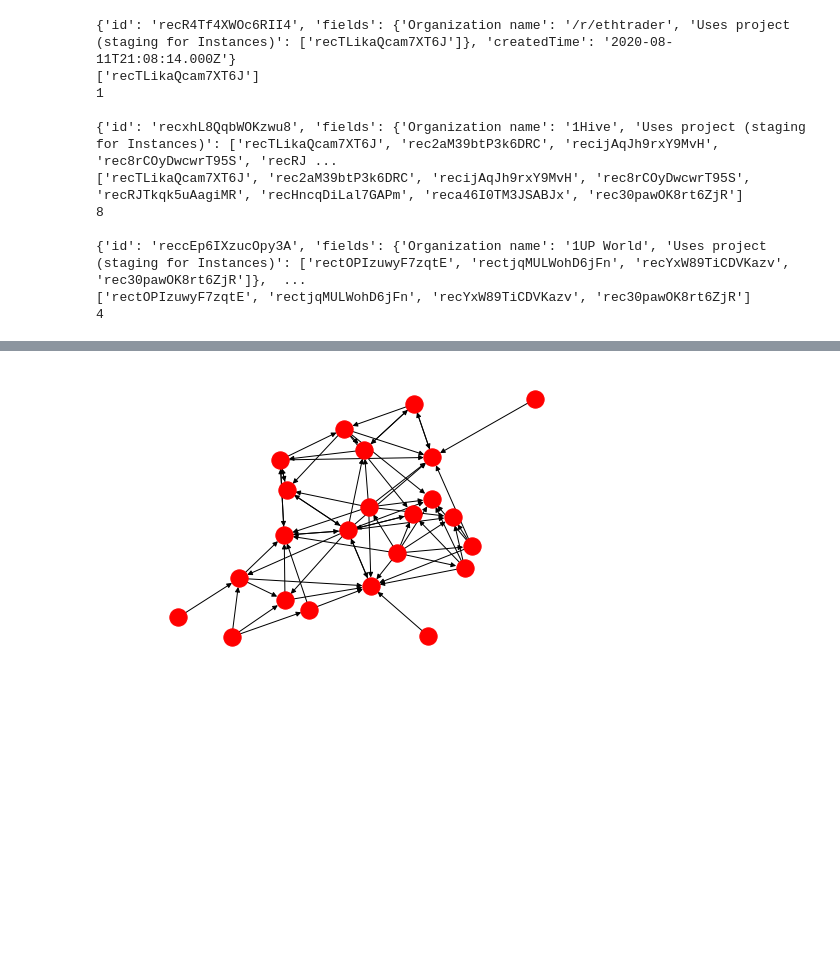
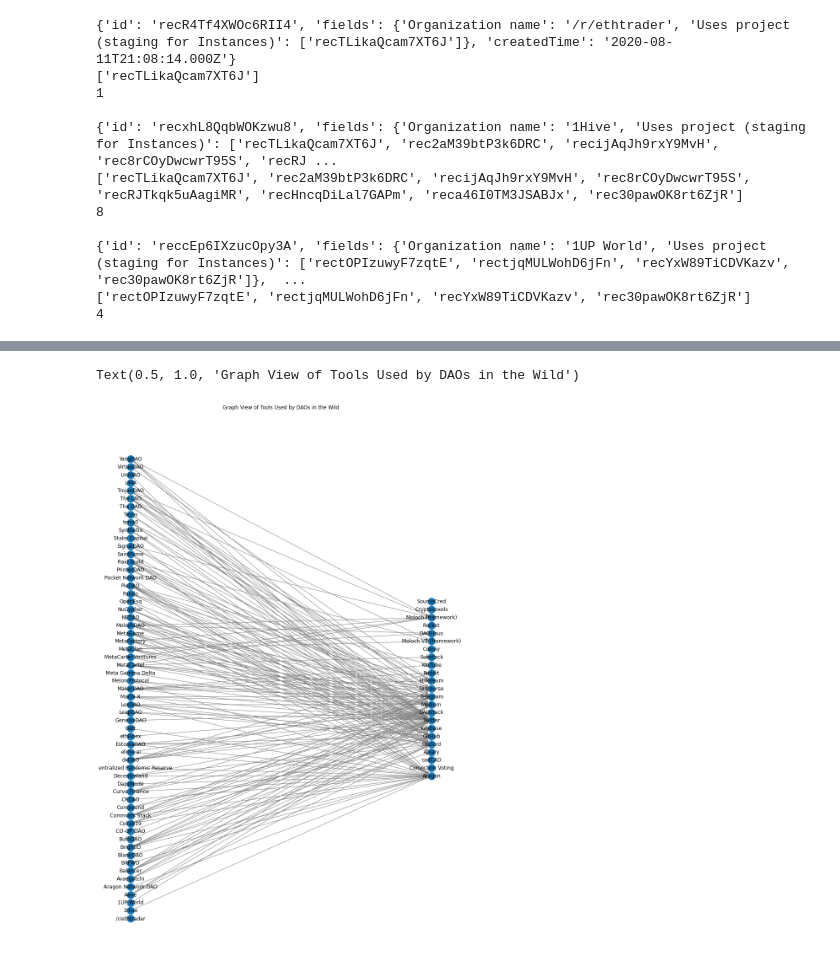
Before and after one commit to metagov/govbase, a Jupyter notebook: airtableToNetworkx.ipynb, the cells around one changed output, grey strips where cells are left out. Cells and saved outputs as stored; diff of their text form; code cells hidden in the pictures; blank space fills up the shorter version.

```diff
--- a/airtableToNetworkx.ipynb
+++ b/airtableToNetworkx.ipynb
@@ -74,7 +41,7 @@ data[0]['fields']['Uses project (staging for Instances)']
 # %% [output]
 ['recTLikaQcam7XT6J']
 # %%
-for d in data[:3]:
+for d in daos[:3]:
     print(d)
     print(d['fields']['Uses project (staging for Instances)'])
     print(len(d['fields']['Uses project (staging for Instances)']))
@@ -185,0 +78,11 @@ get_org_node_by_oid(G, 5)
+# %%
+my_tools = []
+
+for t in tools:
+    if t['id'] in my_tool_ids:
+        my_tool_id = t['id']
+        my_tool_name = t['fields']['Project name']
+
+        my_tool_record = {'id':my_tool_id, 'name':my_tool_name}
+
+        my_tools.append(my_tool_record)
@@ -282,4 +158,0 @@ add_edges(G, td)
-# %%
-nx.draw_kamada_kawai(G)
-# %% [output]
-[figure, removed]
@@ -285,0 +174,34 @@ nx.draw_kamada_kawai(G)
+# %%
+dao_nodes = get_nodes_by_type(G, 'org')
+n = len(dao_nodes)
+
+tool_nodes = get_nodes_by_type(G, 'tool')
+m = len(tool_nodes)
+# %%
+pos = {}
+labels = {}
+
+for i in range(n):
+    d = dao_nodes[i]
+    pos[d] = [0, i]
+
+    try:
+        labels[d] = G.nodes[d]['name']
+    except:
+        labels[d] = d
+
+for j in range(m):
+    t = tool_nodes[j]
+    pos[t] = [1, j+(n-m)/2]
+
+    try:
+        labels[t] = G.nodes[t]['name']
+    except:
+        labels[t] = t
+# %%
+plt.figure(figsize=(12, 18))
+nx.draw(G, pos, labels=labels, edge_color = 'gray')
+plt.title('Graph View of Tools Used by DAOs in the Wild')
+# %% [output]
+Text(0.5, 1.0, 'Graph View of Tools Used by DAOs in the Wild')
+[figure, added]
```
Also changed, not shown: parts of 39 cells of this notebook.
